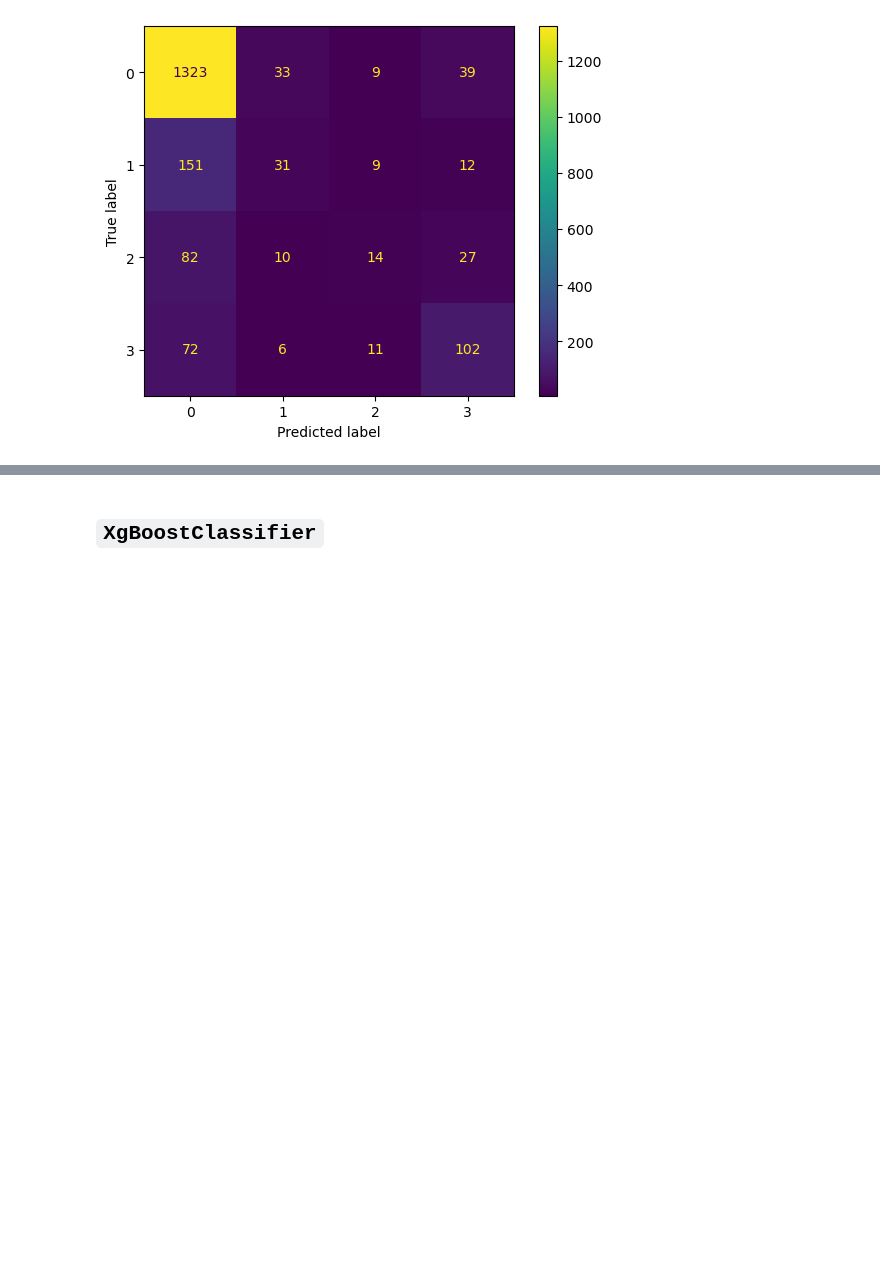
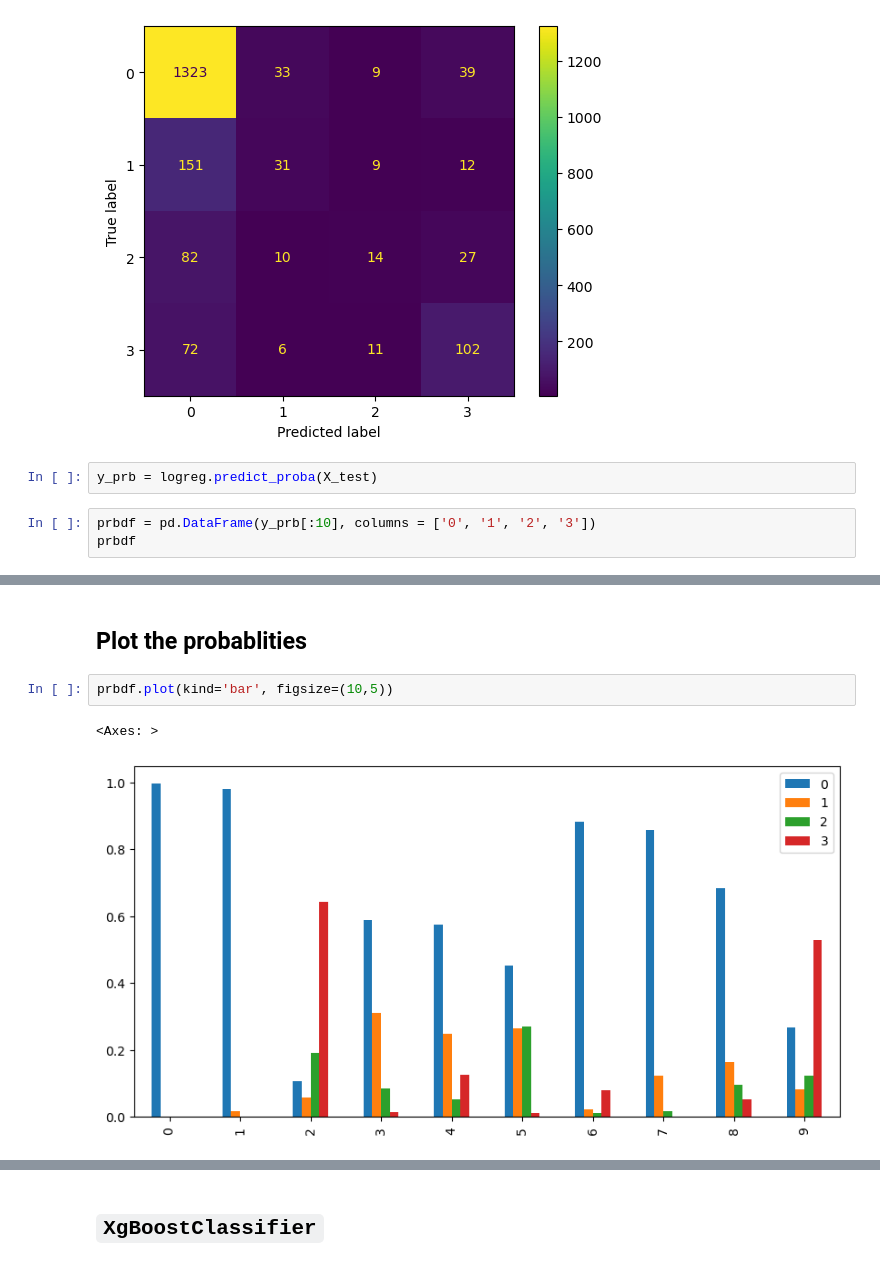
Before and after one commit to oitik/Movie_rating_prediction_using_machine_learning, a Jupyter notebook: movie-rating-final-version.ipynb, the cells around one changed output, grey strips where cells are left out. Drawn from its saved outputs; the diff is of its cells as text; blank space fills up the shorter version.

```diff
--- a/movie-rating-final-version.ipynb
+++ b/movie-rating-final-version.ipynb
@@ -356,3 +356,8 @@ con_mat_plot.plot()
 plt.show()
 # %% [output]
 [figure]
+# %%
+y_prb = logreg.predict_proba(X_test)
+# %%
+prbdf = pd.DataFrame(y_prb[:10], columns = ['0', '1', '2', '3'])
+prbdf
@@ -359 +376,8 @@ plt.show()
+# %% [markdown]
+## Plot the probablities
+# %%
+prbdf.plot(kind='bar', figsize=(10,5))
+# %% [output]
+<Axes: >
+[figure, added]
 # %%
```
Also changed, not shown: parts of 22 cells of this notebook.
